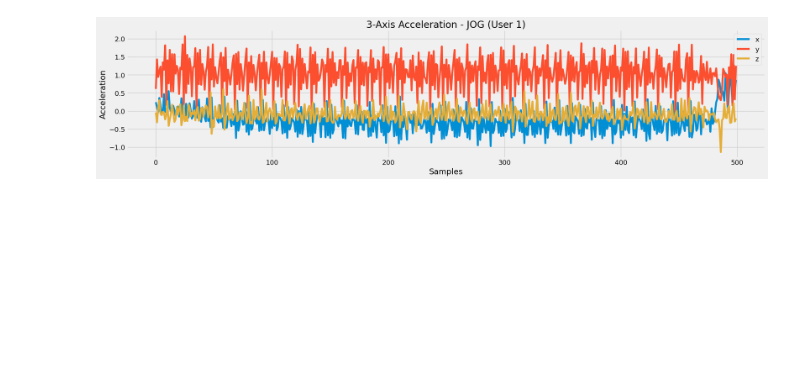
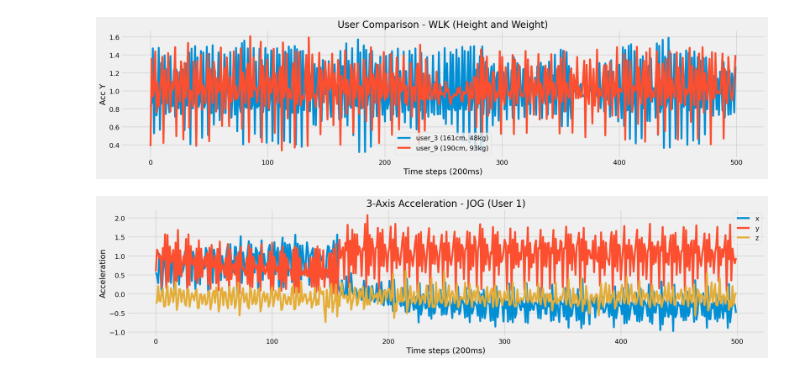
Before and after one commit to denzelnguyen/fitness-tracker-FIT, a Jupyter notebook: src/visualization/visualize.ipynb, the cells around one changed output. Drawn from its saved outputs; the diff is of its cells as text; code cells hidden in the pictures; blank space fills up the shorter version.

```diff
--- a/src/visualization/visualize.ipynb
+++ b/src/visualization/visualize.ipynb
@@ -113,18 +40,0 @@ Biến động nhỏ hơn hoạt động động, nhưng có thể có nhiễu d
-# %%
-
-# 5. Compare Participants
-
-activity = "wlk"
-users = df[df["category"] == activity]["user_id"].unique()[:2]
-
-plt.figure()
-for u in users:
-    u_df = df[(df["category"] == activity) & (df["user_id"] == u)].head(500)
-    plt.plot(u_df["acc_y"].reset_index(drop=True), label=f"user_{u}")
-plt.title(f"User Comparison - {activity.upper()}")
-plt.xlabel("Samples")
-plt.ylabel("Acc Y")
-plt.legend()
-plt.tight_layout()
-plt.savefig(f"../../reports/figures/user_comparison_{activity}.png", dpi=150)
-plt.show()
@@ -146,25 +92,62 @@ Nhiễu và Điểm dị biệt: Cú vọt lên đột ngột của User_2 tại
 # %%
-# 6. Multiple Axes Plot
 
-label = "jog"
-user = df[df["category"] == label]["user_id"].iloc[0]
+# 4. Compare multiple participants in an activity (c)
+
+label = 2
+
+user_info = (
+    df[df["label"] == label]
+    .groupby("user_id")[["height", "weight"]]
+    .first()
+    .sort_values("height")
+)
+
+short_user = user_info.iloc[0]
+tall_user = user_info.iloc[-1]
+
+plt.figure()
+
+for u, info in zip(
+    [short_user.name, tall_user.name],
+    [short_user, tall_user]
+):
+    u_df = (
+        df[(df["label"] == label) & (df["user_id"] == u)]
+        .head(500)
+        .reset_index(drop=True)
+    )
+
+    plt.plot(
+        u_df["acc_y"],
+        label=f"user_{u} ({info.height}cm, {info.weight}kg)"
+    )
+
+plt.title("User Comparison - WLK (Height and Weight)")
+plt.xlabel("Time steps (200ms)")
+plt.ylabel("Acc Y")
+plt.legend()
+plt.tight_layout()
+plt.show()
+
+label = 3
+user = df[df["label"] == label]["user_id"].iloc[0]
 
 multi_axis_df = (
-    df.query(f"category == '{label}' and user_id == {user}")
+    df[(df["label"] == label) & (df["user_id"] == user)]
     .head(500)
     .reset_index(drop=True)
 )
 
 plt.figure()
 plt.plot(multi_axis_df["acc_x"], label="x")
 plt.plot(multi_axis_df["acc_y"], label="y")
 plt.plot(multi_axis_df["acc_z"], label="z")
-plt.title(f"3-Axis Acceleration - {label.upper()} (User {user})")
-plt.xlabel("Samples")
+plt.title(f"3-Axis Acceleration - {LABEL_NAME[label].upper()} (User {user})")
+plt.xlabel("Time steps (200ms)")
 plt.ylabel("Acceleration")
 plt.legend()
 plt.tight_layout()
-plt.savefig(f"../../reports/figures/3axis_{label}_user{user}.png", dpi=150)
 plt.show()
 # %% [output]
-[figure, old version]
+[figure, new version]
+[figure, added]
```
Also changed, not shown: parts of 16 cells of this notebook.
